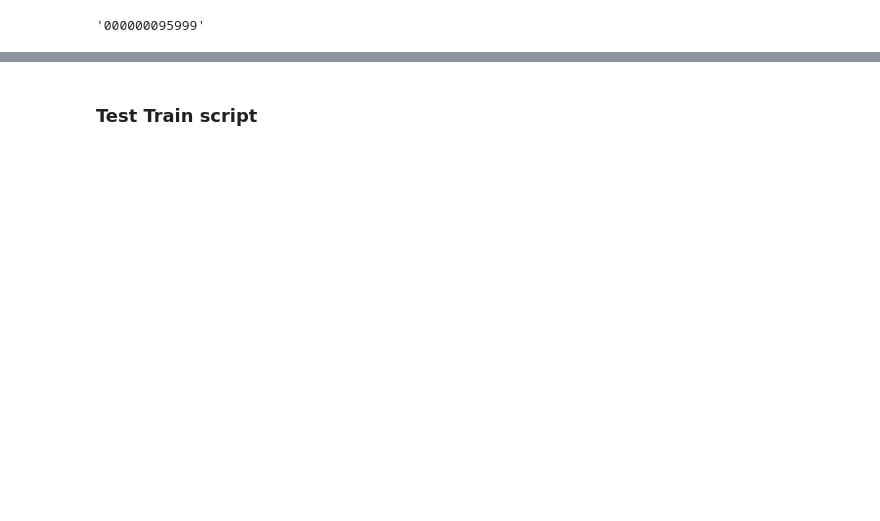
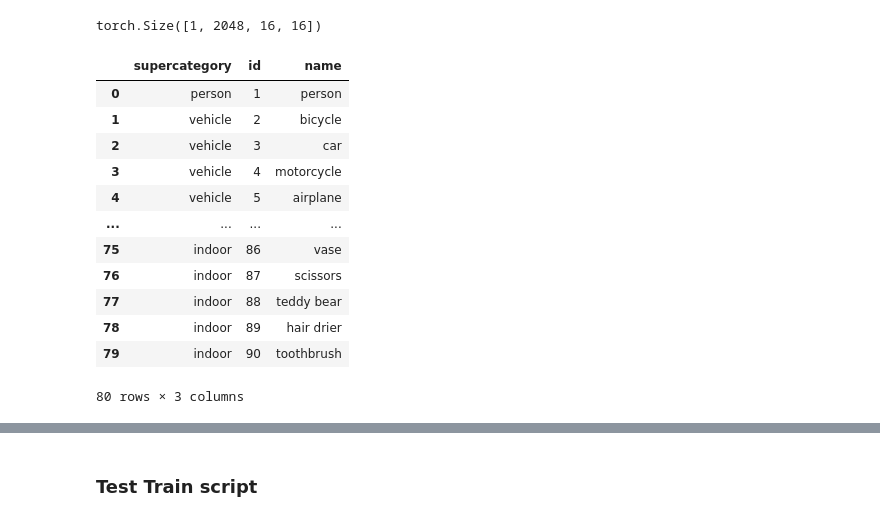
Before and after one commit to deepakdhull80/faster-rcnn, a Jupyter notebook: notebooks/warmup.ipynb, the cells around one changed output, grey strips where cells are left out. Drawn from its saved outputs; the diff is of its cells as text; code cells hidden in the pictures; blank space fills up the shorter version.

```diff
--- a/notebooks/warmup.ipynb
+++ b/notebooks/warmup.ipynb
@@ -1,3 +3,8 @@
+# %%
+_model = torch.nn.Sequential(*list(m.children())[:-2])
+_model(torch.randn(1,3,512,512)).shape
+# %% [output]
+torch.Size([1, 2048, 16, 16])
 # %%
 import os
 import json
@@ -9,4 +12,0 @@ _id = f"{_id:012}"
-# %%
-_id
-# %% [output]
-'000000095999'
@@ -12,0 +15,16 @@ _id
+# %%
+pd.DataFrame(d['categories'])
+# %% [output]
+|  | supercategory | id | name |
+| 0 | person | 1 | person |
+| 1 | vehicle | 2 | bicycle |
+| 2 | vehicle | 3 | car |
+| 3 | vehicle | 4 | motorcycle |
+| 4 | vehicle | 5 | airplane |
+| ... | ... | ... | ... |
+| 75 | indoor | 86 | vase |
+| 76 | indoor | 87 | scissors |
+| 77 | indoor | 88 | teddy bear |
+| 78 | indoor | 89 | hair drier |
+| 79 | indoor | 90 | toothbrush |
+80 rows × 3 columns
```
Also changed, not shown: parts of 63 cells of this notebook, 6 other files.
